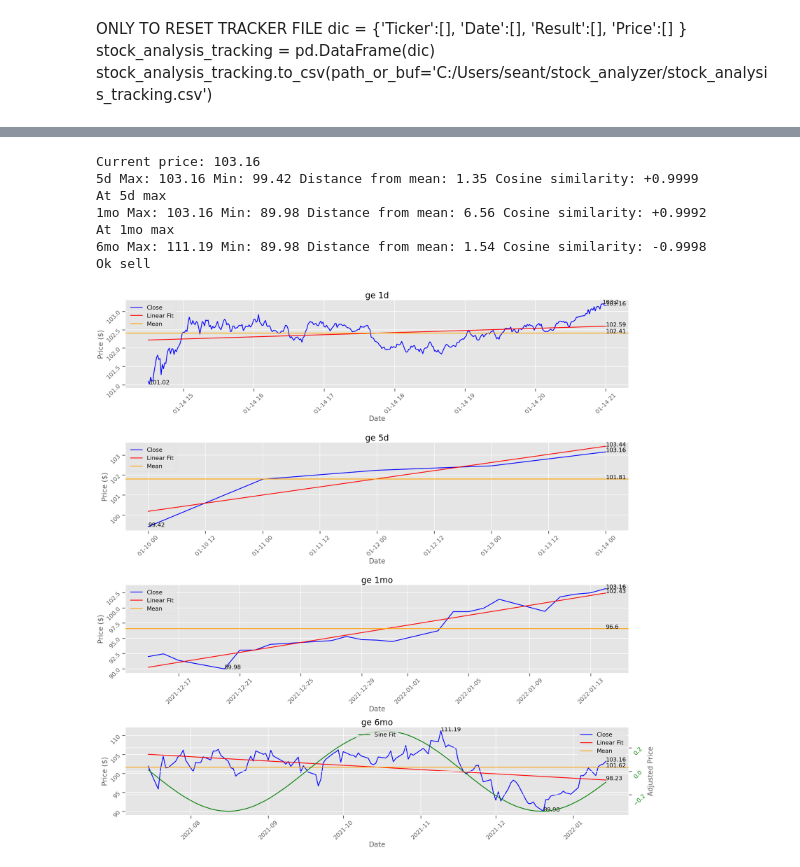
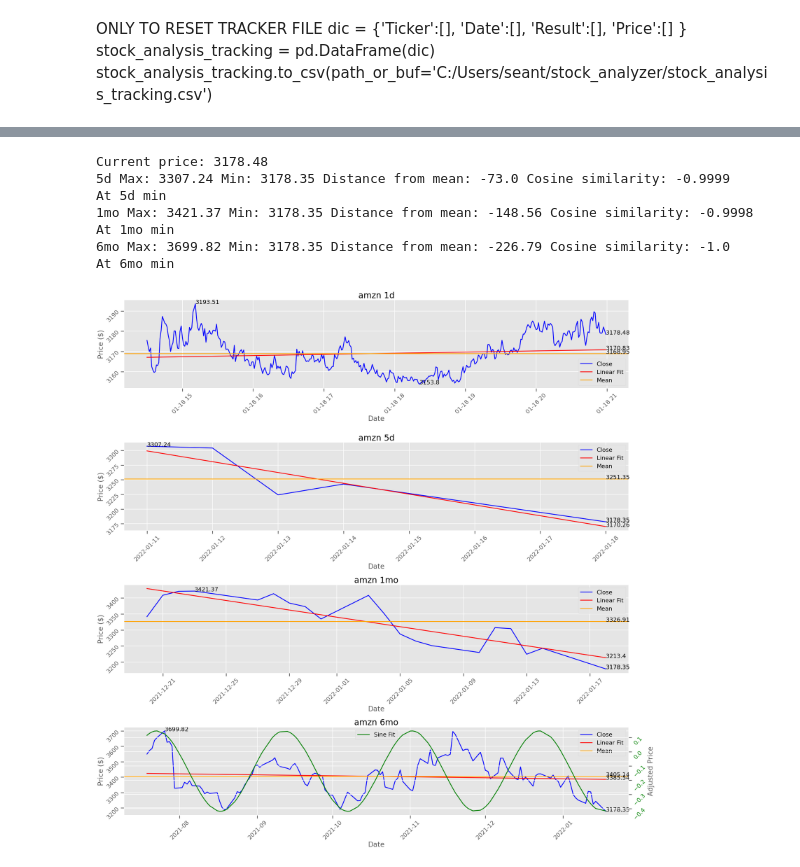
Before and after one commit to seantanken/GalvanizeRepo, a Jupyter notebook: stock_analyzer/yfinance_stock_analysis.ipynb, the cells around one changed output, grey strips where cells are left out. Saved outputs shown, nothing was run; the diff lists cells and outputs as text; code cells hidden in the pictures.

```diff
--- a/stock_analyzer/yfinance_stock_analysis.ipynb
+++ b/stock_analyzer/yfinance_stock_analysis.ipynb
@@ -317,22 +317,22 @@ At 5d max
 Buy
 # %%
-ticker = 'ge'
+ticker = 'amzn'
 stock_dic = get_stock(ticker)
 #put for loop below into get fits method?
 #for i, key in enumerate(stock_dic.keys()):
 #    if i > 0:
 #        stock_dic[key] = get_fits(stock_dic[key], key)
 get_fits(stock_dic)
 val_df = get_values(stock_dic)
 decision = analysis(stock_dic, val_df)
 print(decision)
 graph(stock_dic, val_df)
 # %% [output]
-Current price: 103.16
-5d Max: 103.16 Min: 99.42 Distance from mean: 1.35 Cosine similarity: +0.9999
-At 5d max
-1mo Max: 103.16 Min: 89.98 Distance from mean: 6.56 Cosine similarity: +0.9992
-At 1mo max
-6mo Max: 111.19 Min: 89.98 Distance from mean: 1.54 Cosine similarity: -0.9998
-Ok sell
+Current price: 3178.48
+5d Max: 3307.24 Min: 3178.35 Distance from mean: -73.0 Cosine similarity: -0.9999
+At 5d min
+1mo Max: 3421.37 Min: 3178.35 Distance from mean: -148.56 Cosine similarity: -0.9998
+At 1mo min
+6mo Max: 3699.82 Min: 3178.35 Distance from mean: -226.79 Cosine similarity: -1.0
+At 6mo min
-[figure, old version]
+[figure, new version]
```
Also changed, not shown: parts of 1 cell of this notebook, 1 other file.
